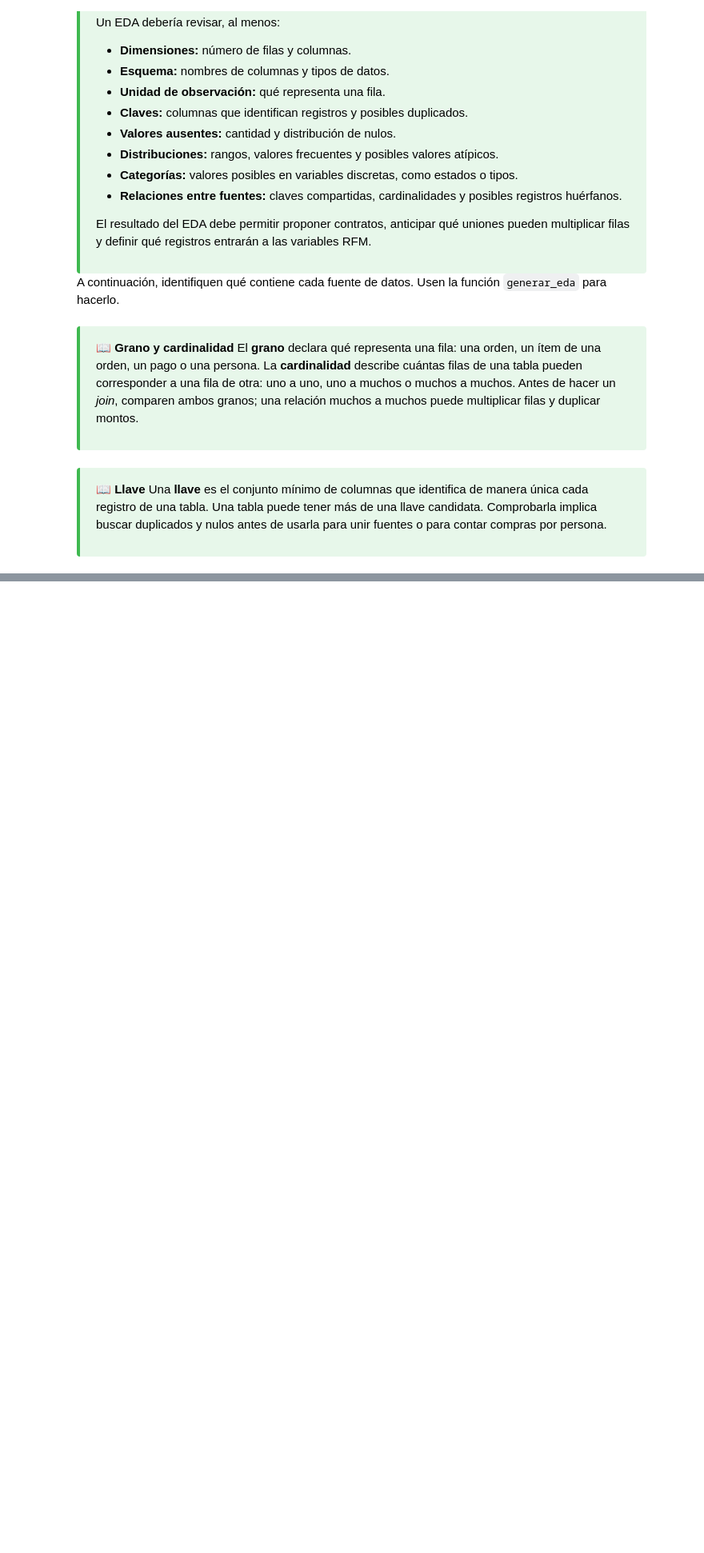
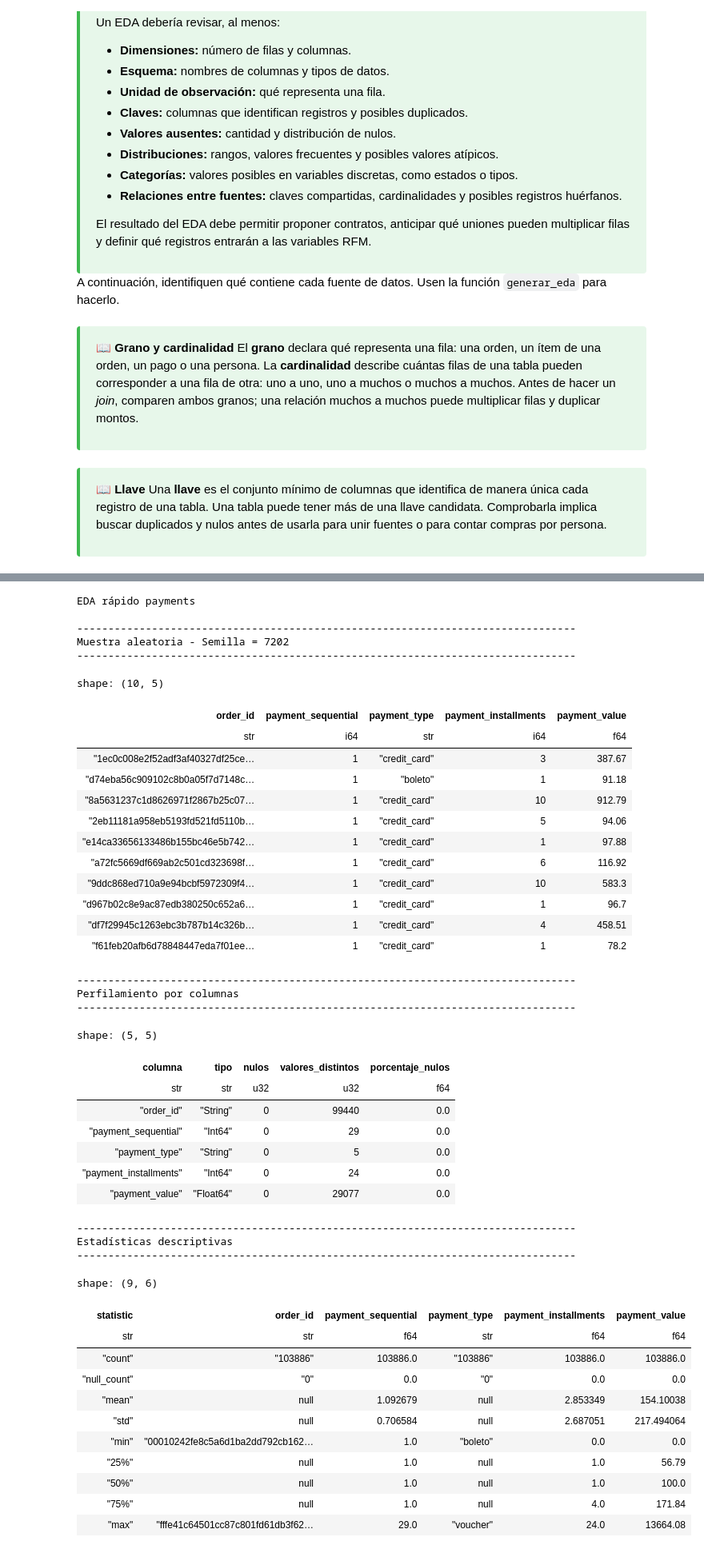
Before and after one commit to lucasgalvez/mds7202-lab1, a Jupyter notebook: labs/lab_6/notebooks/Lab6_Enunciado.ipynb, the cells around one changed output, grey strips where cells are left out. Shown at 80% size. Drawn from its saved outputs; the diff is of its cells as text; code cells hidden in the pictures; blank space fills up the shorter version.

```diff
--- a/labs/lab_6/notebooks/Lab6_Enunciado.ipynb
+++ b/labs/lab_6/notebooks/Lab6_Enunciado.ipynb
@@ -213,10 +213,10 @@ en `orders_raw`, `customers_raw`, `items_raw` y `payments_raw`. En esta primera
 lectura no agreguen columnas ni cambien nombres o tipos: esas decisiones se
 tomarán después de observar la evidencia.
 # %%
-orders_raw = pl.read_parquet(r"C:\Users\lucas\mds7202-lab1\labs\lab_6\data\raw\orders.parquet")
-items_raw = pl.read_parquet(r"C:\Users\lucas\mds7202-lab1\labs\lab_6\data\raw\order_items.parquet")
-customers_raw = pl.read_parquet(r"C:\Users\lucas\mds7202-lab1\labs\lab_6\data\raw\customers.parquet")
-payments_raw = pl.read_parquet(r"C:\Users\lucas\mds7202-lab1\labs\lab_6\data\raw\payments.parquet")
+orders_raw = pl.read_parquet(RAW_DIR / "orders.parquet")
+customers_raw = pl.read_parquet(RAW_DIR / "customers.parquet")
+items_raw = pl.read_parquet(RAW_DIR / "order_items.parquet")
+payments_raw = pl.read_parquet(RAW_DIR / "payments.parquet")
 # %% [markdown]
 ### 1.3 — Auditoría y claves (0,4 puntos)
 
@@ -337,2 +477,47 @@ generar_eda(items_raw, "items", n_muestra=10, seed=7202)
 # %%
-payments_raw.height
+generar_eda(payments_raw, "payments", n_muestra=10, seed=7202)
+# %% [output]
+EDA rápido payments
+
+--------------------------------------------------------------------------------
+Muestra aleatoria - Semilla = 7202
+--------------------------------------------------------------------------------
+shape: (10, 5)
+| order_id | payment_sequential | payment_type | payment_installments | payment_value |
+| str | i64 | str | i64 | f64 |
+| "1ec0c008e2f52adf3af40327df25ce… | 1 | "credit_card" | 3 | 387.67 |
+| "d74eba56c909102c8b0a05f7d7148c… | 1 | "boleto" | 1 | 91.18 |
+| "8a5631237c1d8626971f2867b25c07… | 1 | "credit_card" | 10 | 912.79 |
+| "2eb11181a958eb5193fd521fd5110b… | 1 | "credit_card" | 5 | 94.06 |
+| "e14ca33656133486b155bc46e5b742… | 1 | "credit_card" | 1 | 97.88 |
+| "a72fc5669df669ab2c501cd323698f… | 1 | "credit_card" | 6 | 116.92 |
+| "9ddc868ed710a9e94bcbf5972309f4… | 1 | "credit_card" | 10 | 583.3 |
+| "d967b02c8e9ac87edb380250c652a6… | 1 | "credit_card" | 1 | 96.7 |
+| "df7f29945c1263ebc3b787b14c326b… | 1 | "credit_card" | 4 | 458.51 |
+| "f61feb20afb6d78848447eda7f01ee… | 1 | "credit_card" | 1 | 78.2 |
+--------------------------------------------------------------------------------
+Perfilamiento por columnas
+--------------------------------------------------------------------------------
+shape: (5, 5)
+| columna | tipo | nulos | valores_distintos | porcentaje_nulos |
+| str | str | u32 | u32 | f64 |
+| "order_id" | "String" | 0 | 99440 | 0.0 |
+| "payment_sequential" | "Int64" | 0 | 29 | 0.0 |
+| "payment_type" | "String" | 0 | 5 | 0.0 |
+| "payment_installments" | "Int64" | 0 | 24 | 0.0 |
+| "payment_value" | "Float64" | 0 | 29077 | 0.0 |
+--------------------------------------------------------------------------------
+Estadísticas descriptivas
+--------------------------------------------------------------------------------
+shape: (9, 6)
+| statistic | order_id | payment_sequential | payment_type | payment_installments | payment_value |
+| str | str | f64 | str | f64 | f64 |
+| "count" | "103886" | 103886.0 | "103886" | 103886.0 | 103886.0 |
+| "null_count" | "0" | 0.0 | "0" | 0.0 | 0.0 |
+| "mean" | null | 1.092679 | null | 2.853349 | 154.10038 |
+| "std" | null | 0.706584 | null | 2.687051 | 217.494064 |
+| "min" | "00010242fe8c5a6d1ba2dd792cb162… | 1.0 | "boleto" | 0.0 | 0.0 |
+| "25%" | null | 1.0 | null | 1.0 | 56.79 |
+| "50%" | null | 1.0 | null | 1.0 | 100.0 |
+| "75%" | null | 1.0 | null | 4.0 | 171.84 |
+| "max" | "fffe41c64501cc87c801fd61db3f62… | 29.0 | "voucher" | 24.0 | 13664.08 |
```
Also changed, not shown: parts of 101 cells of this notebook, 12 other files.
